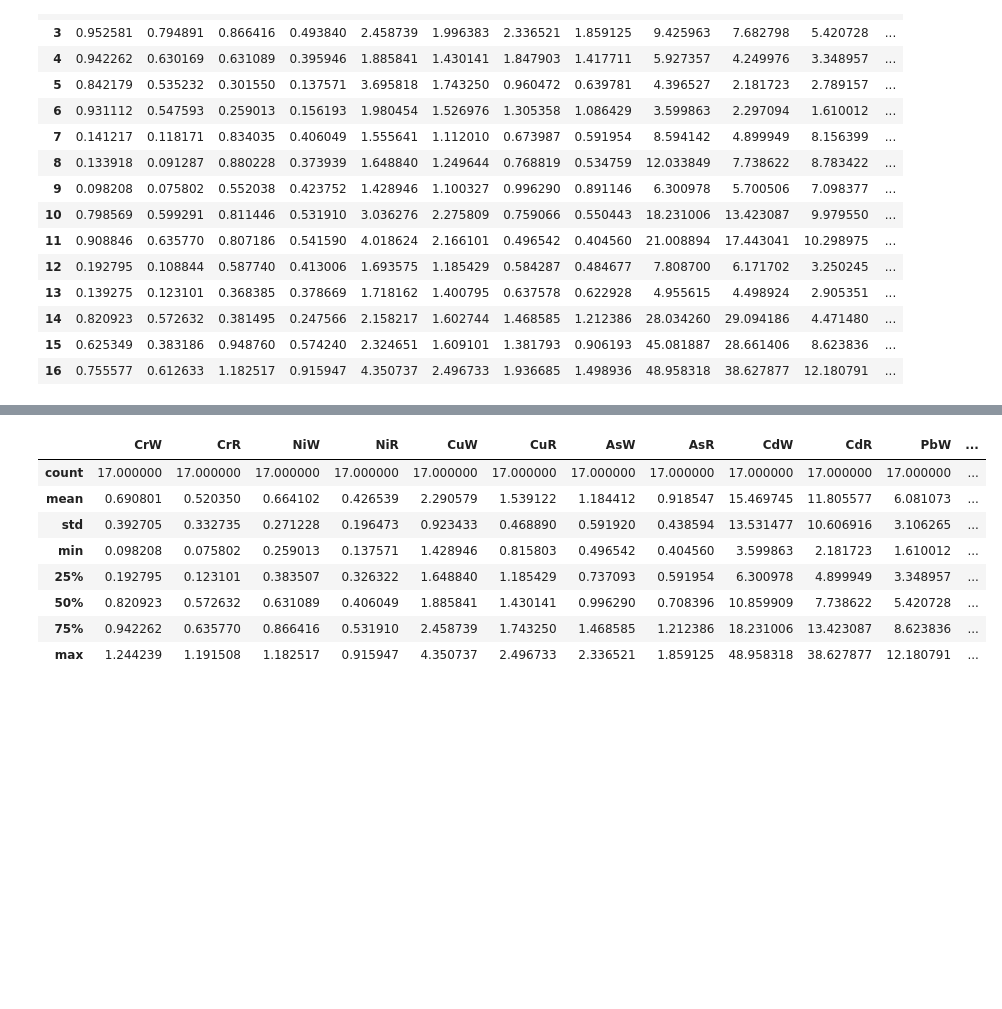
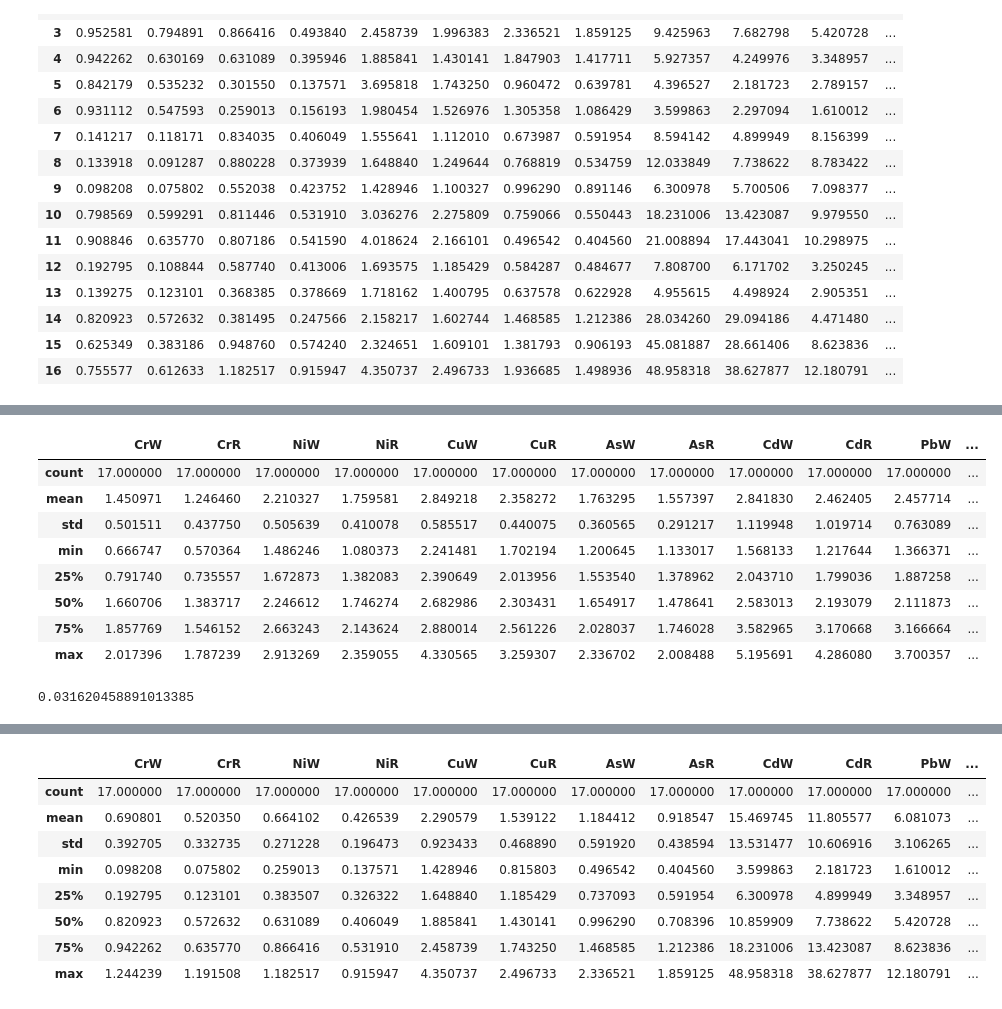
Before and after one commit to rakibhhridoy/OnGoingStudy, a Jupyter notebook: Five_Rivers/Python/sample.ipynb, the cells around one changed output, grey strips where cells are left out. Drawn from its saved outputs; the diff is of its cells as text; code cells hidden in the pictures; blank space fills up the shorter version.

```diff
--- a/Five_Rivers/Python/sample.ipynb
+++ b/Five_Rivers/Python/sample.ipynb
@@ -1567,0 +1334,9 @@ Name: Cr, dtype: float64
+# %%
+SEL = {
+    "Cr": 110,
+    "Ni":75,
+    "Cu":110,
+    "As":33,
+    "Cd":10,
+    "Pb":250
+}
@@ -1567,0 +1542,17 @@ Name: Cr, dtype: float64
+# %%
+mhq.describe()
+# %% [output]
+|  | CrW | CrR | NiW | NiR | CuW | CuR | AsW | AsR | CdW | CdR | PbW | ... |
+| count | 17.000000 | 17.000000 | 17.000000 | 17.000000 | 17.000000 | 17.000000 | 17.000000 | 17.000000 | 17.000000 | 17.000000 | 17.000000 | ... |
+| mean | 1.450971 | 1.246460 | 2.210327 | 1.759581 | 2.849218 | 2.358272 | 1.763295 | 1.557397 | 2.841830 | 2.462405 | 2.457714 | ... |
+| std | 0.501511 | 0.437750 | 0.505639 | 0.410078 | 0.585517 | 0.440075 | 0.360565 | 0.291217 | 1.119948 | 1.019714 | 0.763089 | ... |
+| min | 0.666747 | 0.570364 | 1.486246 | 1.080373 | 2.241481 | 1.702194 | 1.200645 | 1.133017 | 1.568133 | 1.217644 | 1.366371 | ... |
+| 25% | 0.791740 | 0.735557 | 1.672873 | 1.382083 | 2.390649 | 2.013956 | 1.553540 | 1.378962 | 2.043710 | 1.799036 | 1.887258 | ... |
+| 50% | 1.660706 | 1.383717 | 2.246612 | 1.746274 | 2.682986 | 2.303431 | 1.654917 | 1.478641 | 2.583013 | 2.193079 | 2.111873 | ... |
+| 75% | 1.857769 | 1.546152 | 2.663243 | 2.143624 | 2.880014 | 2.561226 | 2.028037 | 1.746028 | 3.582965 | 3.170668 | 3.166664 | ... |
+| max | 2.017396 | 1.787239 | 2.913269 | 2.359055 | 4.330565 | 3.259307 | 2.336702 | 2.008488 | 5.195691 | 4.286080 | 3.700357 | ... |
+# %%
+constCr = (1/TEL["Cr"]) + (1/PEL["Cr"]) + (1/SEL["Cr"])
+constCr
+# %% [output]
+0.031620458891013385
```
Also changed, not shown: parts of 42 cells of this notebook, 1 other file.
